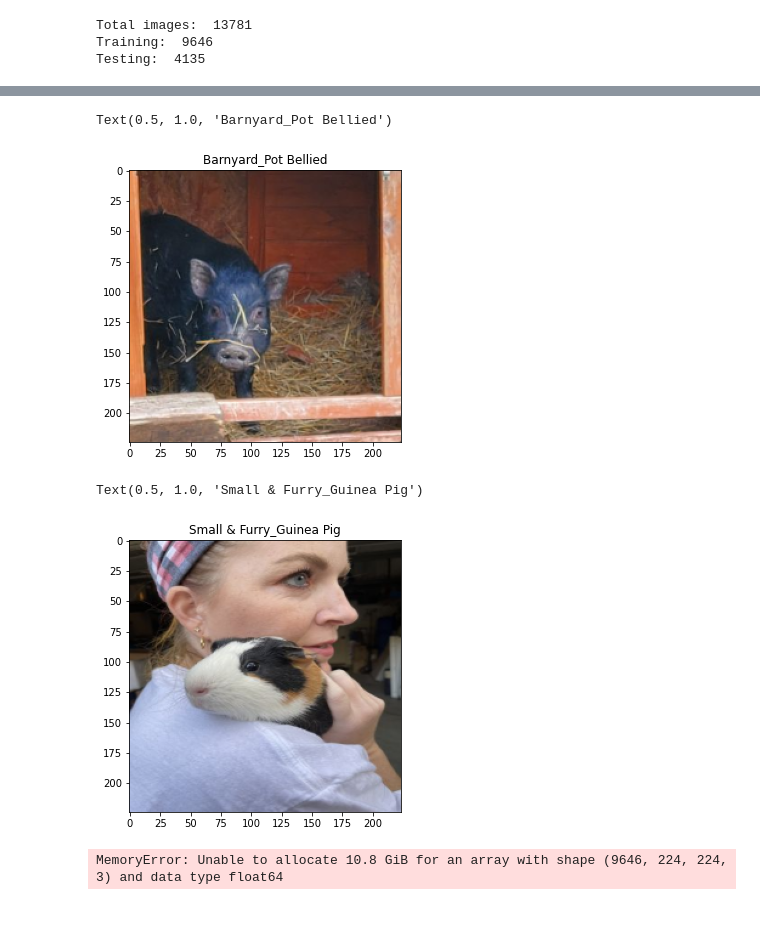
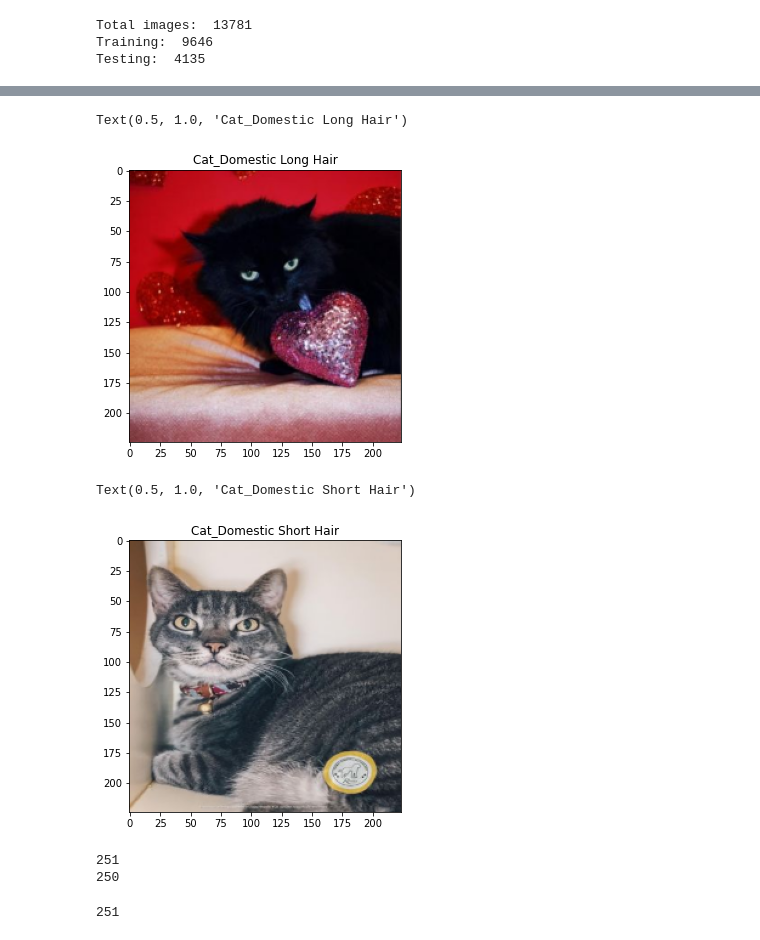
Before and after one commit to elizabethschall2934/Final-Project, a Jupyter notebook: Jagrati/AnimalImage_ML.ipynb, the cells around one changed output, grey strips where cells are left out. Drawn from its saved outputs; the diff is of its cells as text; code cells hidden in the pictures.

```diff
--- a/Jagrati/AnimalImage_ML.ipynb
+++ b/Jagrati/AnimalImage_ML.ipynb
@@ -211,7 +174,6 @@ images/Dog_Mastiff_568.jpg
 # %%
 #Storing training Data
-train_path = "train/"
-img_size = 224
+
 train_img_data = []
 
 for img in os.listdir(train_path):
@@ -220,7 +182,7 @@ for img in os.listdir(train_path):
         char2_idx = img.find("_",char1_idx+1,len(img))
         label_str = img[:char2_idx]
         label_num = labels.index(label_str)
-        img_arr = cv2.imread(os.path.join(path, img))[...,::-1] #convert BGR to RGB format
+        img_arr = cv2.imread(os.path.join(train_path, img))[...,::-1] #convert BGR to RGB format
         resized_arr = cv2.resize(img_arr, (img_size, img_size)) # Reshaping images to preferred size
         train_img_data.append([resized_arr, label_num])
     except Exception as e:
@@ -244,18 +205,18 @@ for img in os.listdir(test_path):
         print(e)
 # %%
 plt.figure(figsize = (5,5))
-plt.imshow(train_img_data[1][0])
-plt.title(labels[train_img_data[1][1]])
+plt.imshow(train_img_data[289][0])
+plt.title(labels[train_img_data[289][1]])
 # %% [output]
-Text(0.5, 1.0, 'Barnyard_Pot Bellied')
+Text(0.5, 1.0, 'Cat_Domestic Long Hair')
-[figure, old version]
+[figure, new version]
 # %%
 plt.figure(figsize = (5,5))
-plt.imshow(test_img_data[-1][0])
-plt.title(labels[test_img_data[-1][1]])
+plt.imshow(test_img_data[1001][0])
+plt.title(labels[test_img_data[1001][1]])
 # %% [output]
-Text(0.5, 1.0, 'Small & Furry_Guinea Pig')
+Text(0.5, 1.0, 'Cat_Domestic Short Hair')
-[figure, old version]
+[figure, new version]
 # %%
 X_train = []
 y_train = []
@@ -269,18 +230,31 @@ for feature, label in train_img_data:
 for feature, label in test_img_data:
   X_test.append(feature)
   y_test.append(label)
+# %%
+print(max(y_train))
+print(max(y_test))
+# %% [output]
+251
+250
+# %%
+if (max(y_train) > max(y_test)):
+    max_y = max(y_train)
+max_y
+# %% [output]
+251
 # %%
 # Normalize the data
 X_train = np.array(X_train) / 255
 X_test = np.array(X_test) / 255
+
+y_train = np.array(y_train) / max_y
+y_test = np.array(y_test) / max_y
 
 X_train.reshape(-1, img_size, img_size, 1)
 y_train = np.array(y_train)
 
 X_test.reshape(-1, img_size, img_size, 1)
 y_test = np.array(y_test)
-# %% [output]
-MemoryError: Unable to allocate 10.8 GiB for an array with shape (9646, 224, 224, 3) and data type float64
 # %%
 print(X_train.shape)
 print(y_train.shape)
```
Also changed, not shown: parts of 34 cells of this notebook, 10 other files.
